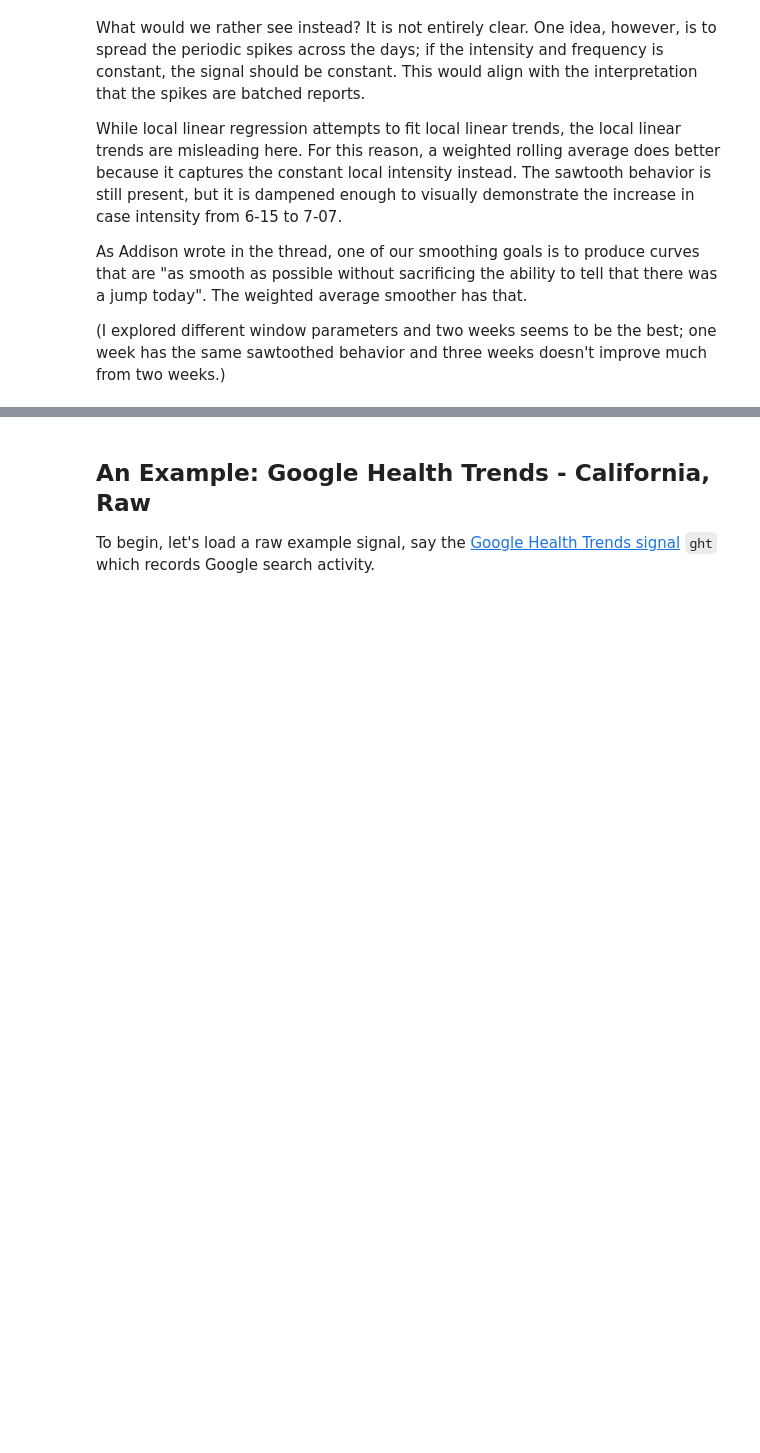
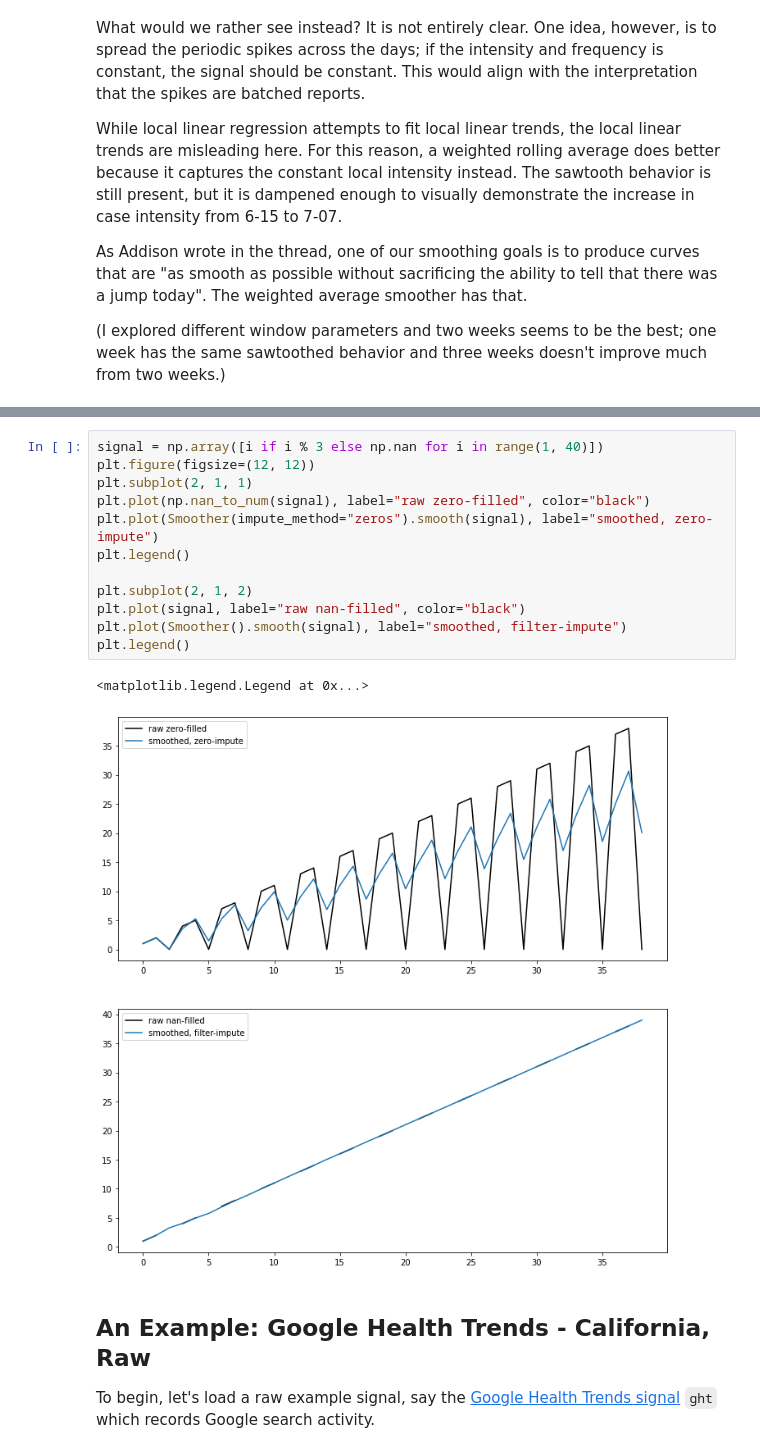
Before and after one commit to cmu-delphi/covidcast-modeling, a Jupyter notebook: indicators_smoother/COVIDcast Smoothing.ipynb, the cells around one changed output, grey strips where cells are left out. Saved outputs shown, nothing was run; the diff lists cells and outputs as text; blank space fills up the shorter version.

Commit message:
Add impute example

```diff
--- a/indicators_smoother/COVIDcast Smoothing.ipynb
+++ b/indicators_smoother/COVIDcast Smoothing.ipynb
@@ -55,3 +62,18 @@ plt.plot(data_raw.time_value.to_numpy(), Smoother(method_name="savgol", poly_fit
+# %%
+signal = np.array([i if i % 3 else np.nan for i in range(1, 40)])
+plt.figure(figsize=(12, 12))
+plt.subplot(2, 1, 1)
+plt.plot(np.nan_to_num(signal), label="raw zero-filled", color="black")
+plt.plot(Smoother(impute_method="zeros").smooth(signal), label="smoothed, zero-impute")
+plt.legend()
+
+plt.subplot(2, 1, 2)
+plt.plot(signal, label="raw nan-filled", color="black")
+plt.plot(Smoother().smooth(signal), label="smoothed, filter-impute")
+plt.legend()
+# %% [output]
+<matplotlib.legend.Legend at 0x...>
+[figure, added]
 # %% [markdown]
 ## An Example: Google Health Trends - California, Raw
 To begin, let's load a raw example signal, say the [Google Health Trends signal](https://github.com/cmu-delphi/delphi-epidata/blob/main/docs/api/covidcast-signals/ght.md) `ght` which records Google search activity.
```
Also changed, not shown: parts of 8 cells of this notebook.
